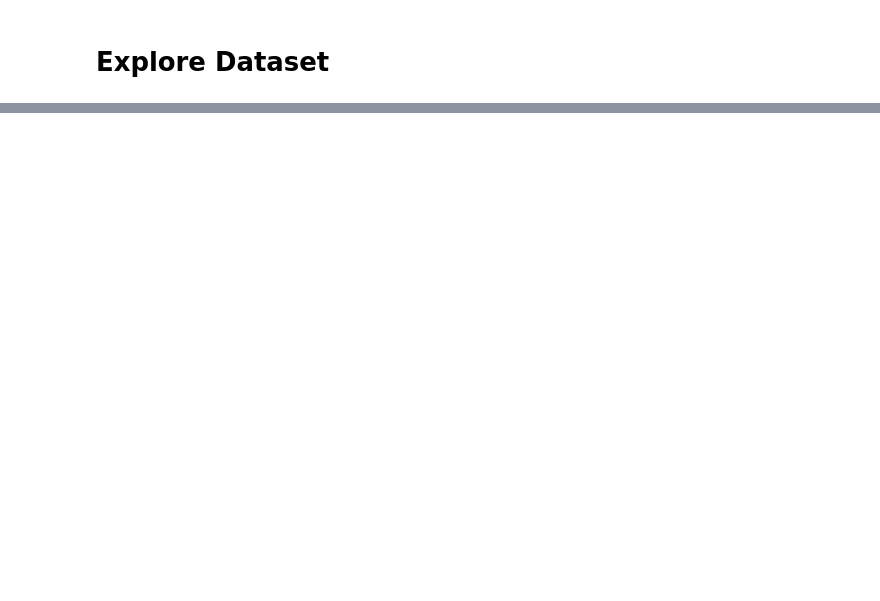
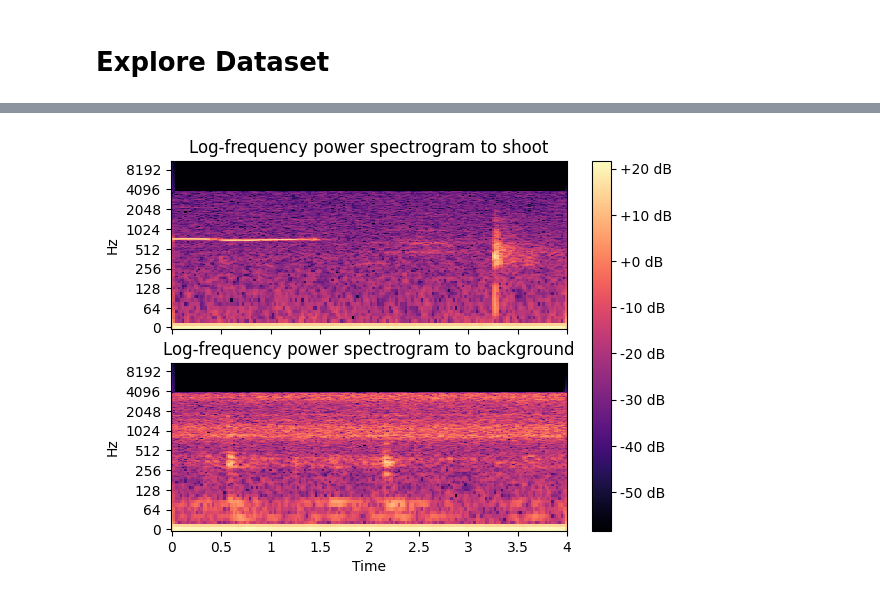
Before and after one commit to GabyDs/FirearmShotDetectionSystem, a Jupyter notebook: FirearmShotDetectionSystem.ipynb, the cells around one changed output, grey strips where cells are left out. Saved outputs shown, nothing was run; the diff lists cells and outputs as text; code cells hidden in the pictures; blank space fills up the shorter version.

Commit message:
fix some bug on visualization

```diff
--- a/FirearmShotDetectionSystem.ipynb
+++ b/FirearmShotDetectionSystem.ipynb
@@ -52 +108,13 @@ plot_spectrogram(sound, "shoot")
+# %%
+shoot_dir = '/content/Audios_disparos_selva/train/disparos'
+background_dir = '/content/Audios_disparos_selva/train/fondo'
+
+shoot_names = np.array(os.listdir(shoot_dir))
+background_names = np.array(os.listdir(background_dir))
+# %%
+shoot_path = os.path.join(shoot_dir, np.random.choice(shoot_names))
+back_path = os.path.join(background_dir, np.random.choice(background_names))
+# %%
+# shoot
+shoot_sound, shoot_sr = librosa.load(shoot_path)
 # %%
@@ -69,0 +124,3 @@ Text(0.5, 0, 'Frequency (Hz)')
+# %%
+# background
+back_sound, back_sr = librosa.load(back_path)
@@ -69,0 +131,5 @@ Text(0.5, 0, 'Frequency (Hz)')
+# %%
+# display spectrogram
+plot_spectrogram(shoot_sound, back_sound)
+# %% [output]
+[figure, added]
```
Also changed, not shown: parts of 17 cells of this notebook.
